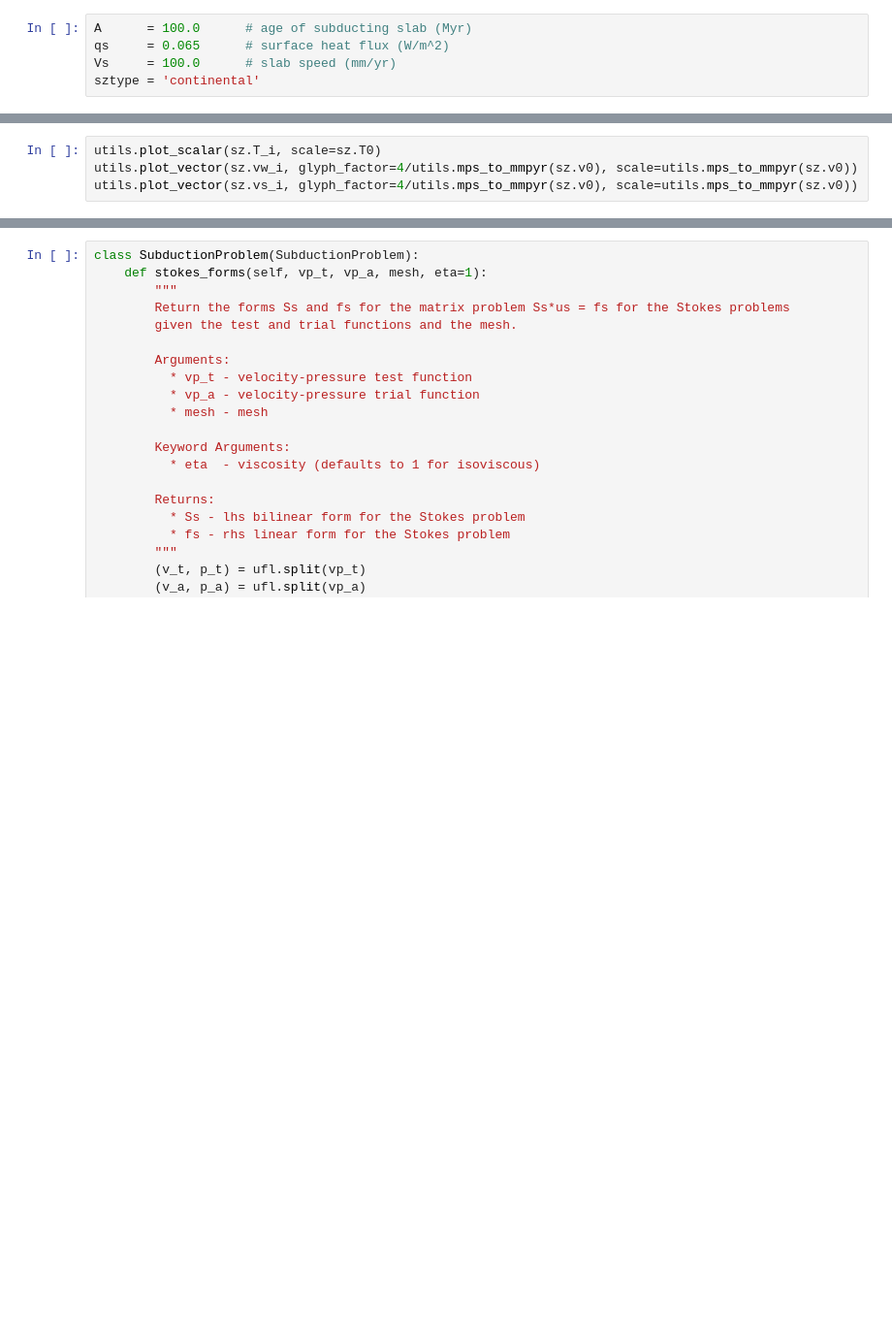
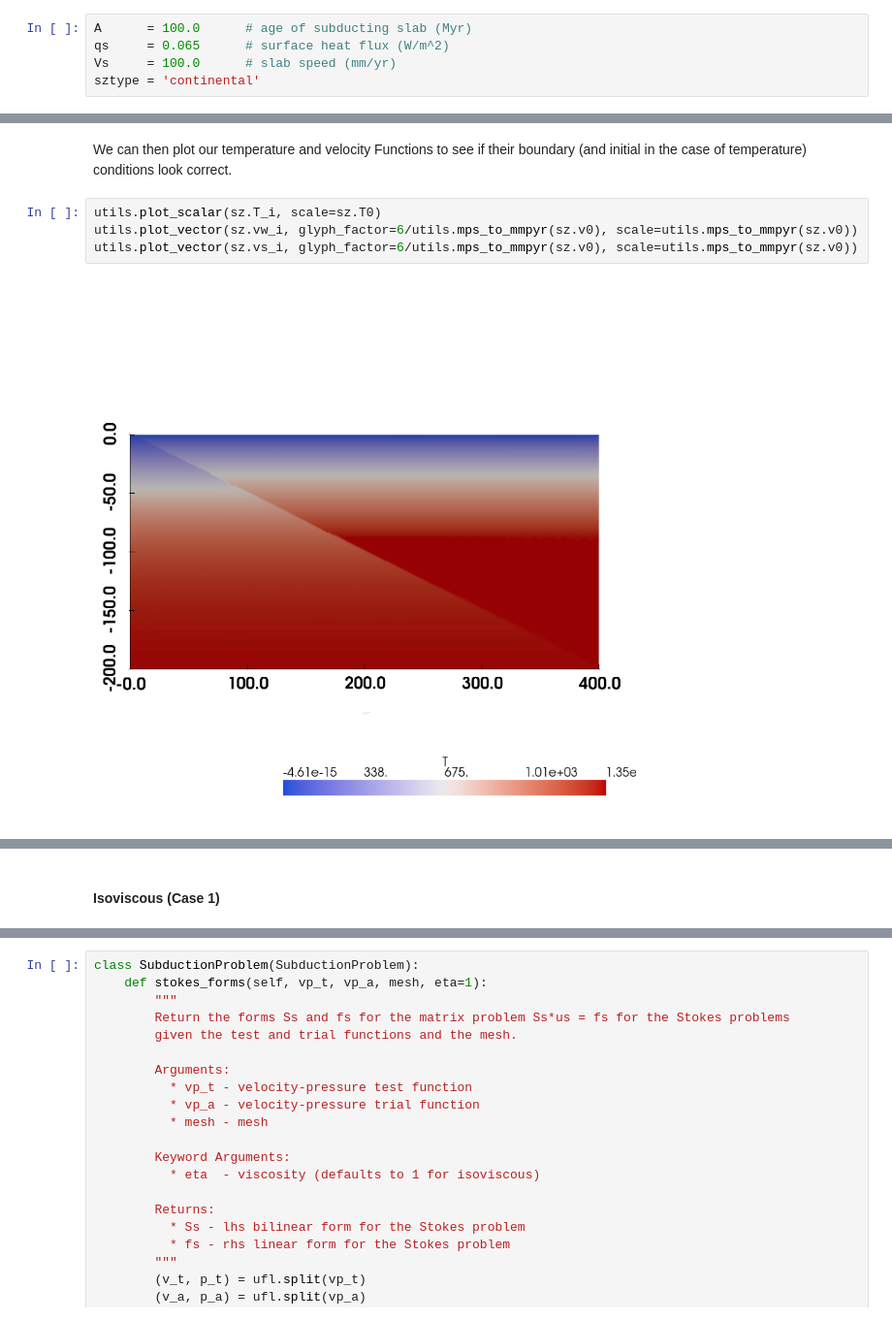
Before and after one commit to cianwilson/fenicsx_subduction, a Jupyter notebook: notebooks/SubductionBenchmark.ipynb, the cells around one changed output, grey strips where cells are left out. Shown at 97% size. Drawn from its saved outputs; the diff is of its cells as text; blank space fills up the shorter version.

```diff
--- a/notebooks/SubductionBenchmark.ipynb
+++ b/notebooks/SubductionBenchmark.ipynb
@@ -983,4 +1205,8 @@ sz = SubductionProblem(geom, A=A, Vs=Vs, sztype=sztype, qs=qs)
+# %% [markdown]
+We can then plot our temperature and velocity Functions to see if their boundary (and initial in the case of temperature) conditions look correct.
 # %%
 utils.plot_scalar(sz.T_i, scale=sz.T0)
-utils.plot_vector(sz.vw_i, glyph_factor=4/utils.mps_to_mmpyr(sz.v0), scale=utils.mps_to_mmpyr(sz.v0))
-utils.plot_vector(sz.vs_i, glyph_factor=4/utils.mps_to_mmpyr(sz.v0), scale=utils.mps_to_mmpyr(sz.v0))
+utils.plot_vector(sz.vw_i, glyph_factor=6/utils.mps_to_mmpyr(sz.v0), scale=utils.mps_to_mmpyr(sz.v0))
+utils.plot_vector(sz.vs_i, glyph_factor=6/utils.mps_to_mmpyr(sz.v0), scale=utils.mps_to_mmpyr(sz.v0))
+# %% [output]
+[figure, added]
@@ -986,0 +1215,2 @@ utils.plot_vector(sz.vs_i, glyph_factor=4/utils.mps_to_mmpyr(sz.v0), scale=utils
+# %% [markdown]
+#### Isoviscous (Case 1)
```
Also changed, not shown: parts of 54 cells of this notebook, 2 other files.
